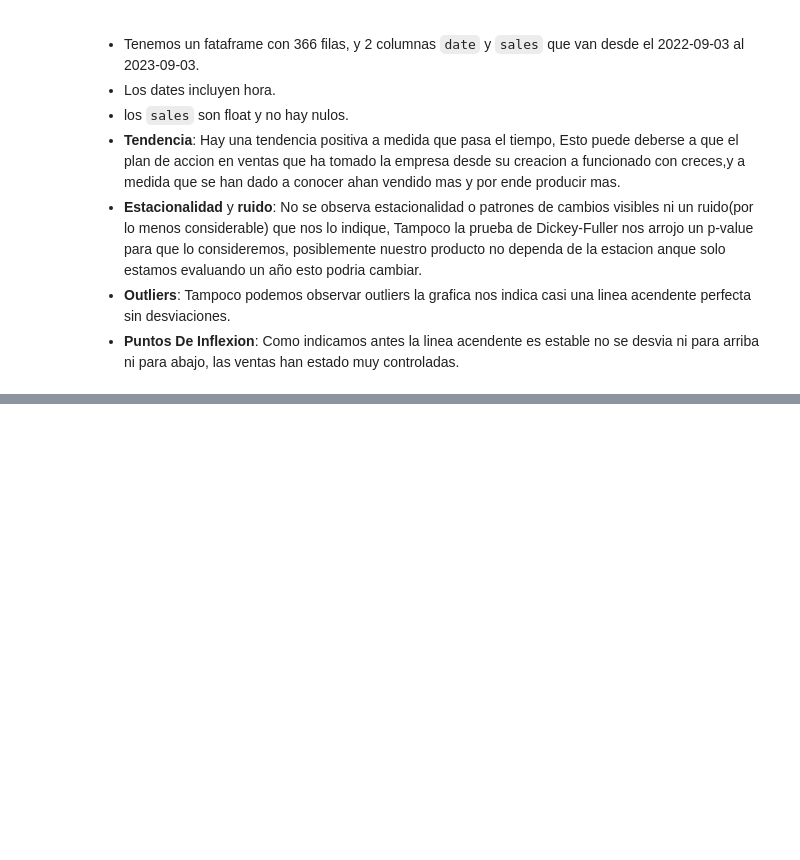
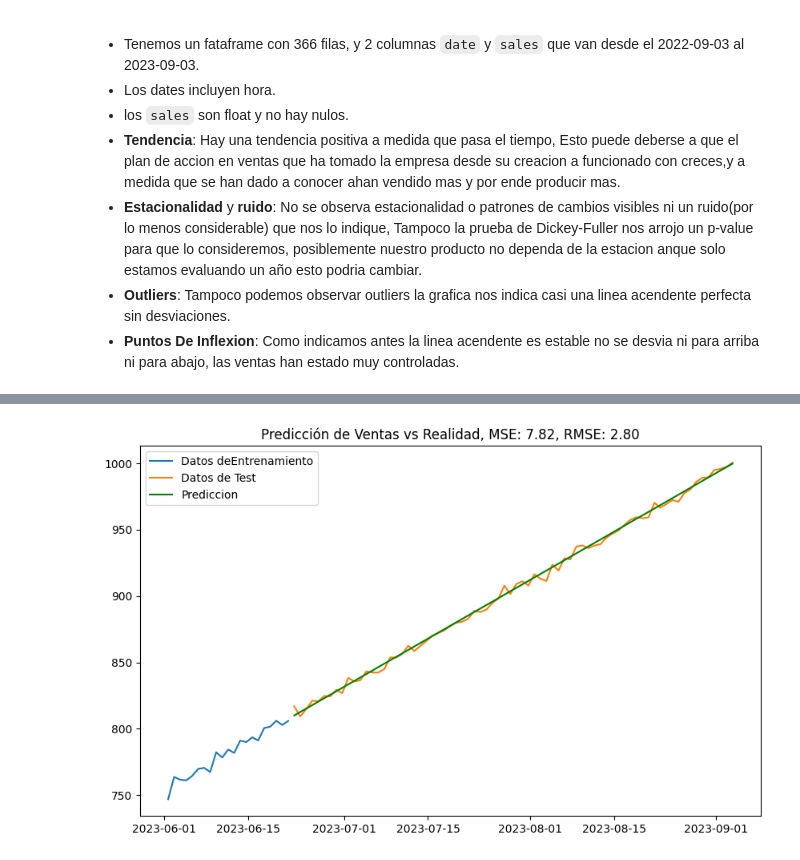
Before and after one commit to 4GeeksAcademy/andrupax94-intro-ml, a Jupyter notebook: src/10-time-series-forecasting-sales.ipynb, the cells around one changed output, grey strips where cells are left out. Cells and saved outputs as stored; diff of their text form; code cells hidden in the pictures; blank space fills up the shorter version.

```diff
--- a/src/10-time-series-forecasting-sales.ipynb
+++ b/src/10-time-series-forecasting-sales.ipynb
@@ -157,0 +152,11 @@ dtype: float64
+# %%
+# Hacemos el split de nuestros datos, pero esta ves no vamos a usar train_test_split, sino que vamos a hacer un split manual,para mantener el orden de los datos,
+# ya que en las series de tiempo el orden de los datos es importante
+X_train_size = int(len(df) * 0.8)
+X_train = df.iloc[:X_train_size]
+X_test = df.iloc[X_train_size:]
+# %%
+#Declaramos y entrenamos el ARIMA con auto_arima
+model_arima = auto_arima(X_train["sales"], seasonal = False, trace = True)
+model_arima.fit(X_train["sales"])
+model_arima.summary()
@@ -157,0 +205,5 @@ dtype: float64
+# %%
+# Hacemos la prediccion
+forecast = model_arima.predict(n_periods = len(X_test))
+forecast = pd.Series(forecast, index = X_test.index)
+forecast
@@ -157,0 +224,14 @@ dtype: float64
+# %%
+# Y Graficamos haciendo un poco de "Zoom" para ver mejor la prediccion vs la realidad
+plt.figure(figsize=(10, 6))
+X_train_aux= X_train.loc['2023-06-01':]
+mse = mean_squared_error(X_test['sales'], forecast)
+rmse = np.sqrt(mse)
+plt.plot(X_train_aux['sales'], label='Datos deEntrenamiento')
+plt.plot(X_test['sales'], label='Datos de Test')
+plt.plot(forecast, label='Prediccion', color='green')
+plt.title(f'Predicción de Ventas vs Realidad, MSE: {mse:.2f}, RMSE: {rmse:.2f}')
+plt.legend()
+plt.show()
+# %% [output]
+[figure, added]
```
Also changed, not shown: parts of 13 cells of this notebook, 1 other file.
